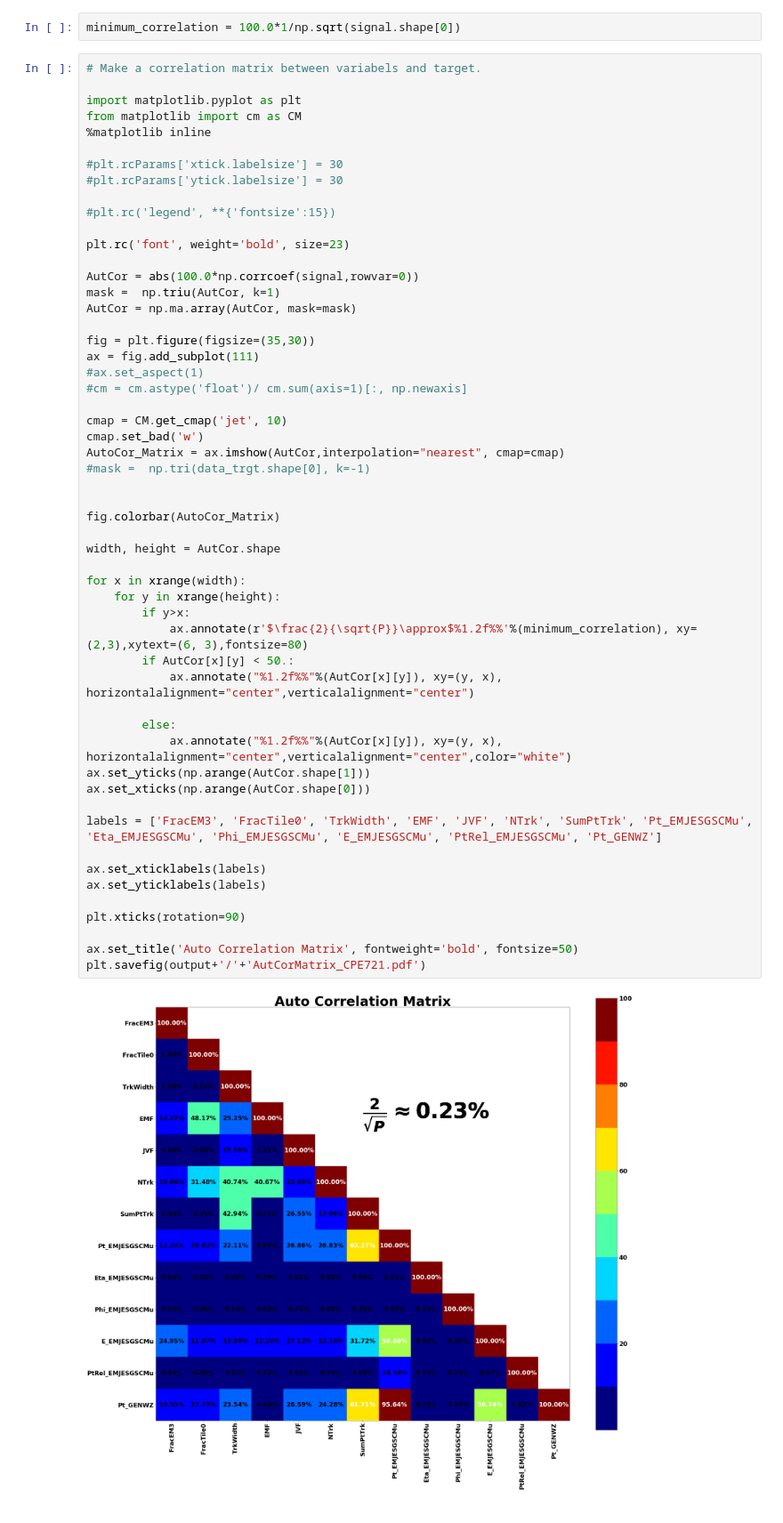
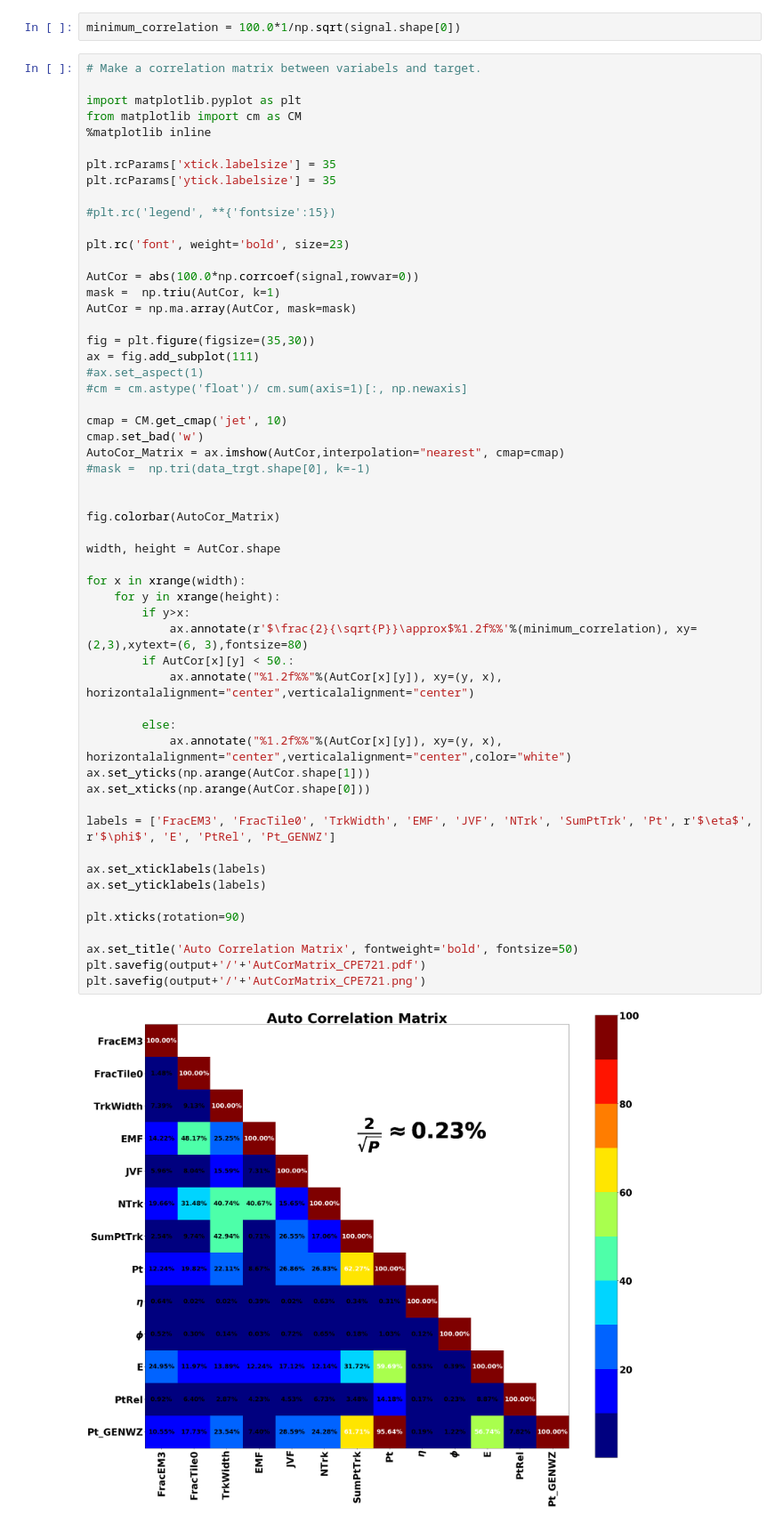
Before and after one commit to micaelverissimo/PtRelAnalysis, a Jupyter notebook: StatisticalAnalysis.ipynb, the cells around one changed output. Shown at 89% size. Cells and saved outputs as stored; diff of their text form.

```diff
--- a/StatisticalAnalysis.ipynb
+++ b/StatisticalAnalysis.ipynb
@@ -166,8 +166,8 @@ import matplotlib.pyplot as plt
 from matplotlib import cm as CM
 %matplotlib inline
 
-#plt.rcParams['xtick.labelsize'] = 30
-#plt.rcParams['ytick.labelsize'] = 30
+plt.rcParams['xtick.labelsize'] = 35
+plt.rcParams['ytick.labelsize'] = 35
 
 #plt.rc('legend', **{'fontsize':15})
 
@@ -186,32 +186,33 @@ cmap = CM.get_cmap('jet', 10)
 cmap.set_bad('w')
 AutoCor_Matrix = ax.imshow(AutCor,interpolation="nearest", cmap=cmap)
 #mask =  np.tri(data_trgt.shape[0], k=-1)
 
 
 fig.colorbar(AutoCor_Matrix)
 
 width, height = AutCor.shape
 
 for x in xrange(width):
     for y in xrange(height):
         if y>x:
             ax.annotate(r'$\frac{2}{\sqrt{P}}\approx$%1.2f%%'%(minimum_correlation), xy=(2,3),xytext=(6, 3),fontsize=80)
         if AutCor[x][y] < 50.:
             ax.annotate("%1.2f%%"%(AutCor[x][y]), xy=(y, x), horizontalalignment="center",verticalalignment="center")
 
         else:
             ax.annotate("%1.2f%%"%(AutCor[x][y]), xy=(y, x), horizontalalignment="center",verticalalignment="center",color="white")
 ax.set_yticks(np.arange(AutCor.shape[1]))
 ax.set_xticks(np.arange(AutCor.shape[0]))
 
-labels = ['FracEM3', 'FracTile0', 'TrkWidth', 'EMF', 'JVF', 'NTrk', 'SumPtTrk', 'Pt_EMJESGSCMu', 'Eta_EMJESGSCMu', 'Phi_EMJESGSCMu', 'E_EMJESGSCMu', 'PtRel_EMJESGSCMu', 'Pt_GENWZ']
+labels = ['FracEM3', 'FracTile0', 'TrkWidth', 'EMF', 'JVF', 'NTrk', 'SumPtTrk', 'Pt', r'$\eta$', r'$\phi$', 'E', 'PtRel', 'Pt_GENWZ']
 
 ax.set_xticklabels(labels)
 ax.set_yticklabels(labels)
 
 plt.xticks(rotation=90)
 
 ax.set_title('Auto Correlation Matrix', fontweight='bold', fontsize=50)
 plt.savefig(output+'/'+'AutCorMatrix_CPE721.pdf')
+plt.savefig(output+'/'+'AutCorMatrix_CPE721.png')
 # %% [output]
-[figure, old version]
+[figure, new version]
```
Also changed, not shown: 4 other files.
